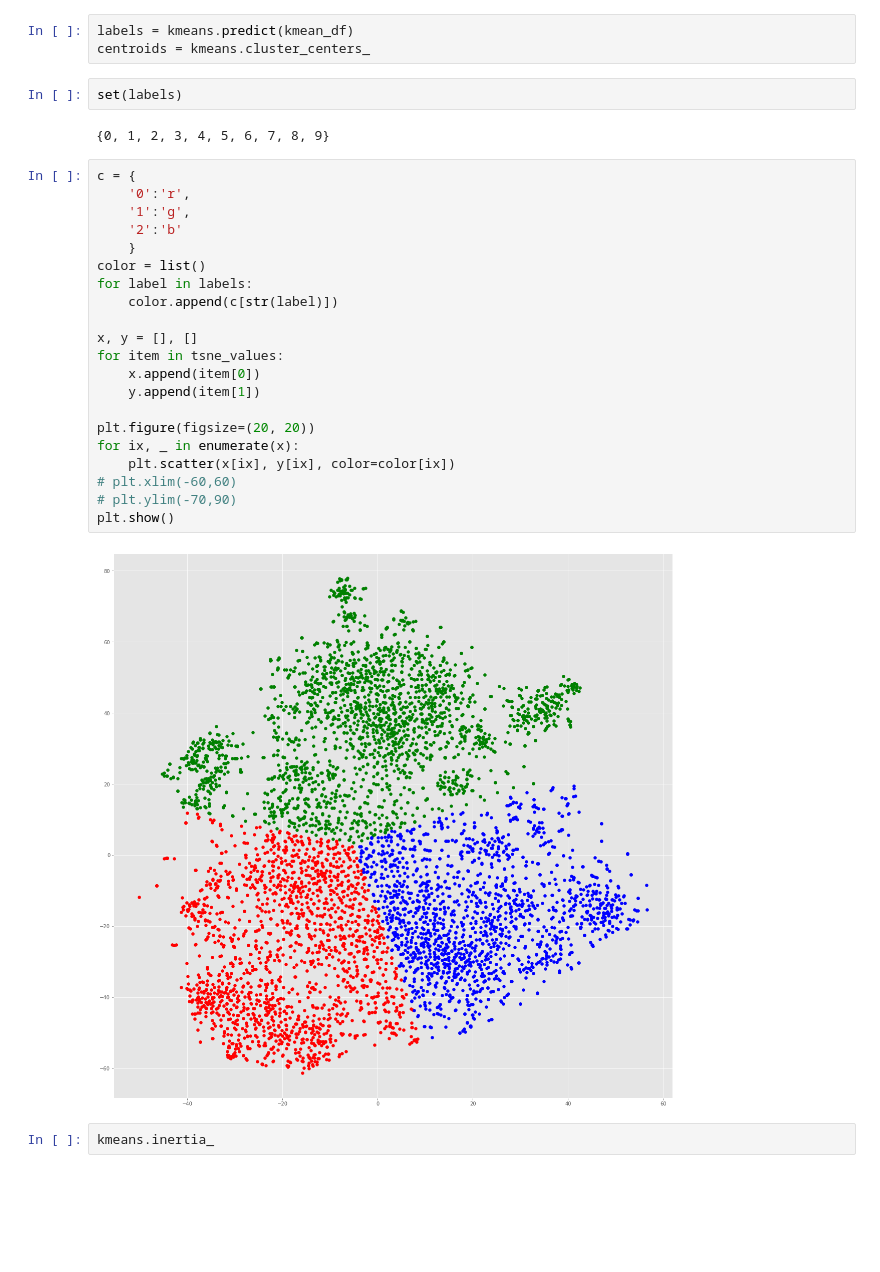
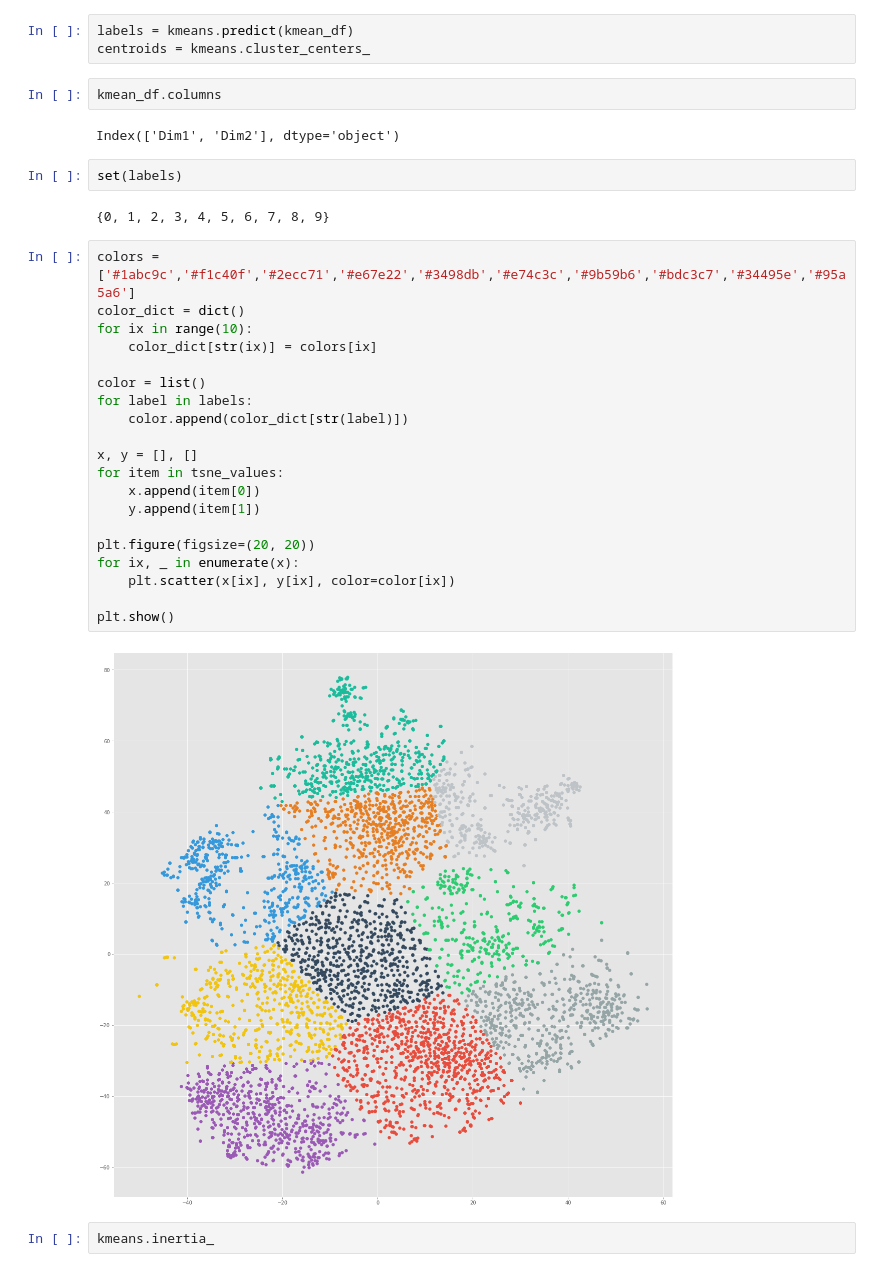
Before and after one commit to hsi-cy/dissertation, a Jupyter notebook: spacy.ipynb, the cells around one changed output. Saved outputs shown, nothing was run; the diff lists cells and outputs as text; blank space fills up the shorter version.

```diff
--- a/spacy.ipynb
+++ b/spacy.ipynb
@@ -205,33 +211,36 @@ KMeans(n_clusters=10)
 # %%
 labels = kmeans.predict(kmean_df)
 centroids = kmeans.cluster_centers_
+# %%
+kmean_df.columns
+# %% [output]
+Index(['Dim1', 'Dim2'], dtype='object')
 # %%
 set(labels)
 # %% [output]
 {0, 1, 2, 3, 4, 5, 6, 7, 8, 9}
 # %%
-c = {
-    '0':'r',
-    '1':'g',
-    '2':'b'
-    }
+colors = ['#1abc9c','#f1c40f','#2ecc71','#e67e22','#3498db','#e74c3c','#9b59b6','#bdc3c7','#34495e','#95a5a6']
+color_dict = dict()
+for ix in range(10):
+    color_dict[str(ix)] = colors[ix]
+
 color = list()
 for label in labels:
-    color.append(c[str(label)])
+    color.append(color_dict[str(label)])
 
 x, y = [], []
 for item in tsne_values:
     x.append(item[0])
     y.append(item[1])
 
 plt.figure(figsize=(20, 20))
 for ix, _ in enumerate(x):
     plt.scatter(x[ix], y[ix], color=color[ix])
-# plt.xlim(-60,60)
-# plt.ylim(-70,90)
+
 plt.show()
 # %% [output]
-[figure, old version]
+[figure, new version]
 # %%
 kmeans.inertia_
 # %% [output]
```
Also changed, not shown: parts of 8 cells of this notebook.
